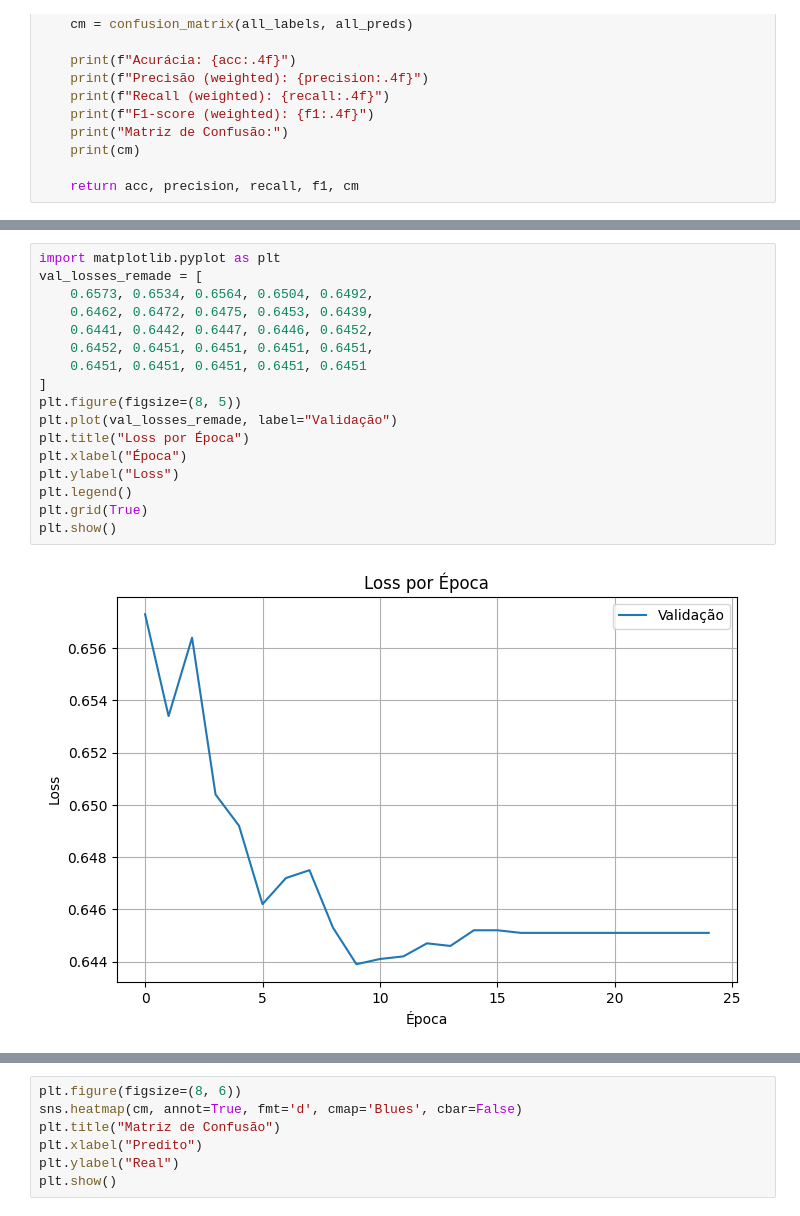
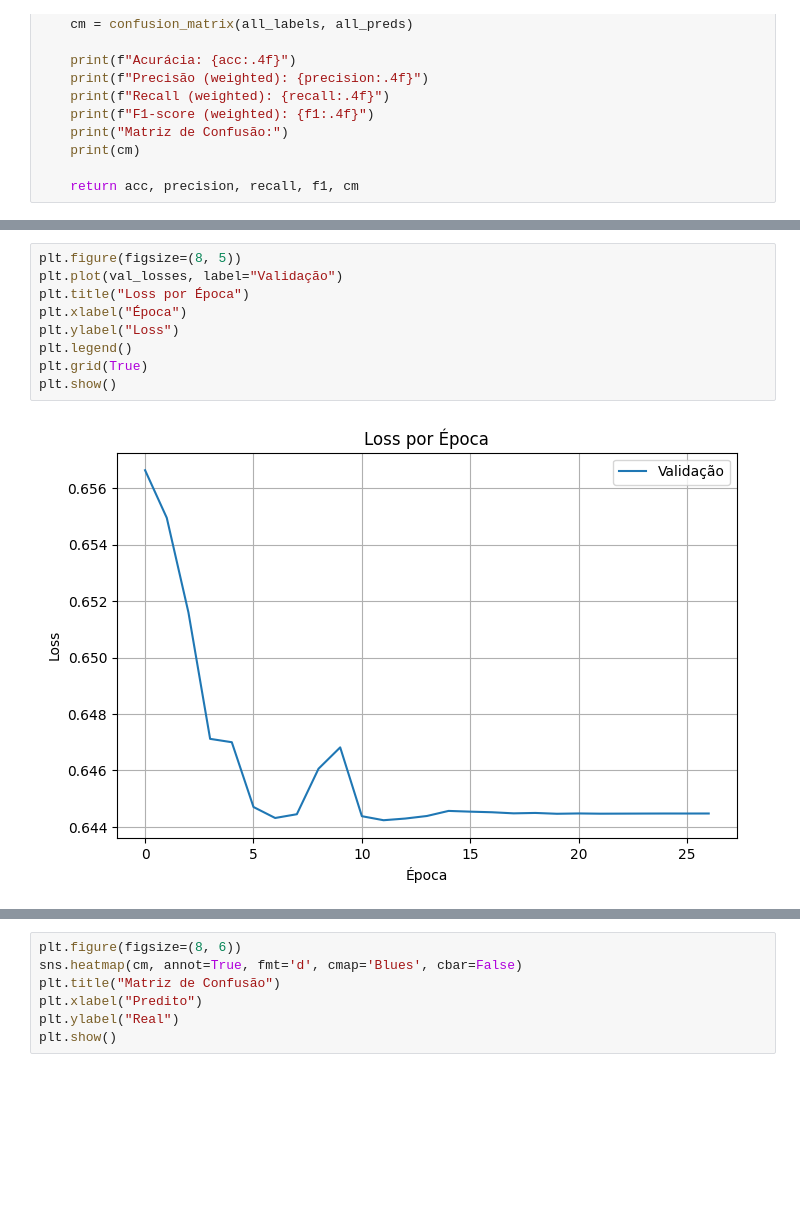
Before and after one commit to Leir-Cruz/machine-learning-colon-detection, a Jupyter notebook: notebooks/final/AdamMax/scheduler/AexNet.ipynb, the cells around one changed output, grey strips where cells are left out. Drawn from its saved outputs; the diff is of its cells as text; blank space fills up the shorter version.

```diff
--- a/notebooks/final/AdamMax/scheduler/AexNet.ipynb
+++ b/notebooks/final/AdamMax/scheduler/AexNet.ipynb
@@ -445,22 +445,14 @@ plt.show()
 # %%
-import matplotlib.pyplot as plt
-val_losses_remade = [
-    0.6573, 0.6534, 0.6564, 0.6504, 0.6492,
-    0.6462, 0.6472, 0.6475, 0.6453, 0.6439,
-    0.6441, 0.6442, 0.6447, 0.6446, 0.6452,
-    0.6452, 0.6451, 0.6451, 0.6451, 0.6451,
-    0.6451, 0.6451, 0.6451, 0.6451, 0.6451
-]
 plt.figure(figsize=(8, 5))
-plt.plot(val_losses_remade, label="Validação")
+plt.plot(val_losses, label="Validação")
 plt.title("Loss por Época")
 plt.xlabel("Época")
 plt.ylabel("Loss")
 plt.legend()
 plt.grid(True)
 plt.show()
 # %% [output]
-[figure, old version]
+[figure, new version]
 # %%
 acc, precision, recall, f1, cm = test_model(model, "cuda", dataloader_test)
 # %% [output]
```
Also changed, not shown: parts of 5 cells of this notebook, 3 other files.
